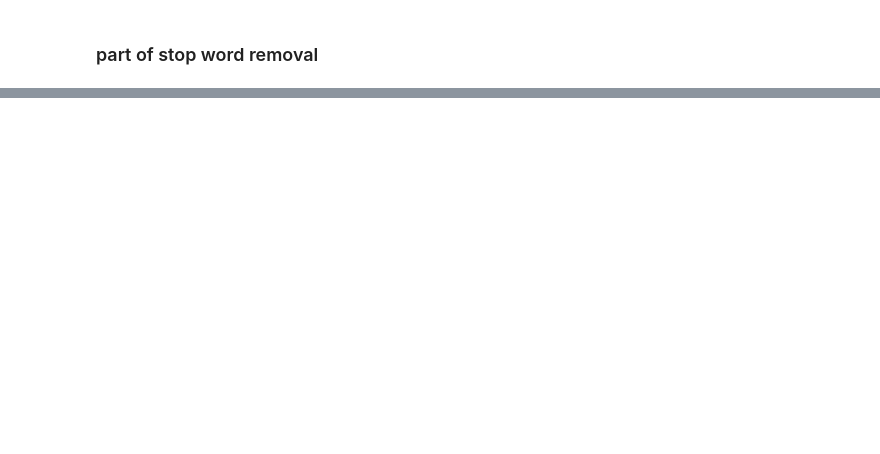
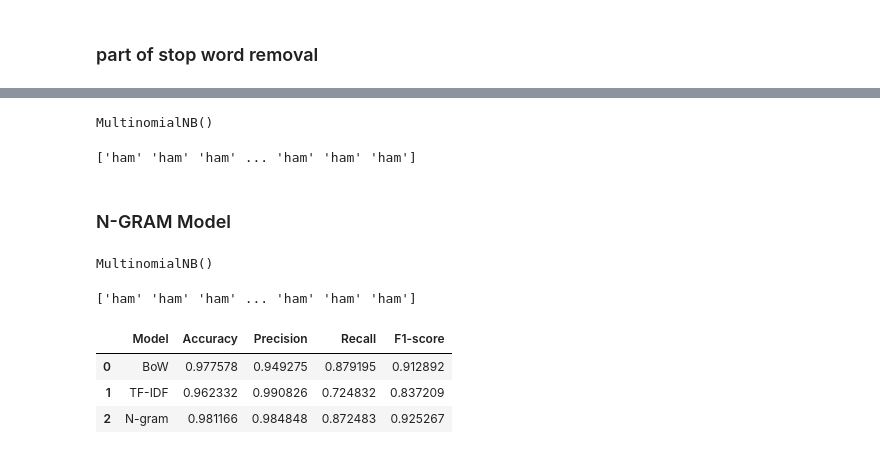
Before and after one commit to FatmaElgaml/SMS-Spam-Collection-Dataset, a Jupyter notebook: SMS spam.ipynb, the cells around one changed output, grey strips where cells are left out. Cells and saved outputs as stored; diff of their text form; code cells hidden in the pictures; blank space fills up the shorter version.

```diff
--- a/SMS spam.ipynb
+++ b/SMS spam.ipynb
@@ -239,0 +406,36 @@ df.head(15)
+# %%
+from sklearn.naive_bayes import MultinomialNB
+
+model_tfidf = MultinomialNB()
+
+model_tfidf.fit(
+    X_train_tfidf,
+    y_train
+)
+# %% [output]
+MultinomialNB()
+# %%
+y_pred_tfidf = model_tfidf.predict(X_test_tfidf)
+print(y_pred_tfidf)
+# %% [output]
+['ham' 'ham' 'ham' ... 'ham' 'ham' 'ham']
+# %% [markdown]
+### N-GRAM Model
+# %%
+from sklearn.naive_bayes import MultinomialNB
+
+model_tfidf = MultinomialNB()
+
+model_ngram = MultinomialNB()
+
+model_ngram.fit(
+    X_train_ngram,
+    y_train
+)
+# %% [output]
+MultinomialNB()
+# %%
+y_pred_ngram = model_ngram.predict(X_test_ngram)
+print(y_pred_ngram)
+# %% [output]
+['ham' 'ham' 'ham' ... 'ham' 'ham' 'ham']
@@ -239,0 +490,11 @@ df.head(15)
+# %%
+import pandas as pd
+
+results_df = pd.DataFrame(evaluation_results)
+
+results_df
+# %% [output]
+|  | Model | Accuracy | Precision | Recall | F1-score |
+| 0 | BoW | 0.977578 | 0.949275 | 0.879195 | 0.912892 |
+| 1 | TF-IDF | 0.962332 | 0.990826 | 0.724832 | 0.837209 |
+| 2 | N-gram | 0.981166 | 0.984848 | 0.872483 | 0.925267 |
```
Also changed, not shown: parts of 26 cells of this notebook, 2 other files.
